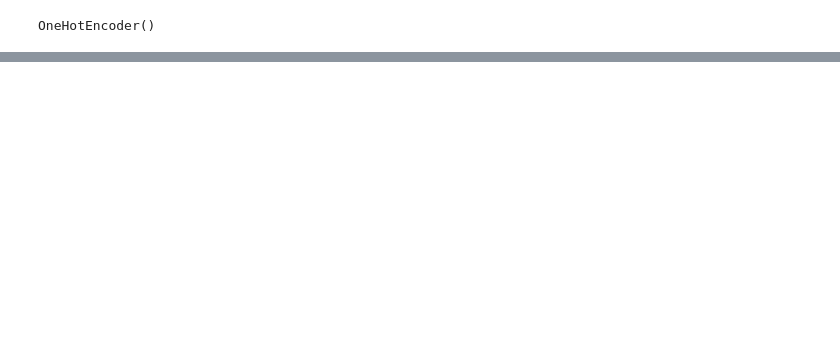
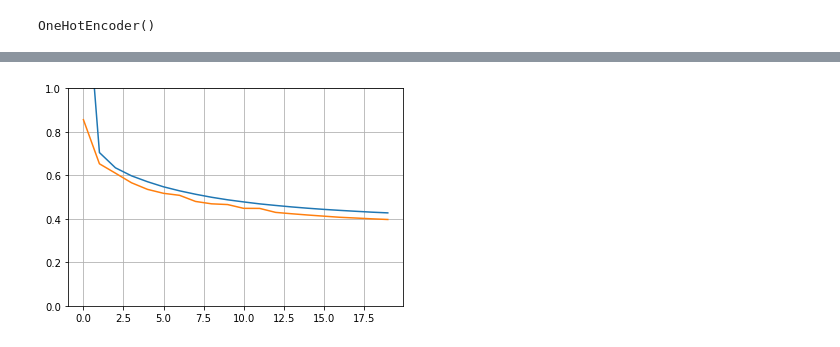
Before and after one commit to mdford02/XN_CT_Segmentation, a Jupyter notebook: neural_network_model.ipynb, the cells around one changed output, grey strips where cells are left out. Cells and saved outputs as stored; diff of their text form; code cells hidden in the pictures; blank space fills up the shorter version.

```diff
--- a/neural_network_model.ipynb
+++ b/neural_network_model.ipynb
@@ -228,0 +493,5 @@ Text(0.5, 1.0, 'Confusion Matrix Heatmap')
+# %%
+model = keras.models.load_model("my_mnist_model.h5") # rollback to best model
+model.evaluate(X_test, y_test)
+model.evaluate(X_valid, y_valid)
+model.evaluate(X_train, y_train)
@@ -228,0 +503,27 @@ Text(0.5, 1.0, 'Confusion Matrix Heatmap')
+# %%
+from sklearn.datasets import fetch_california_housing
+from sklearn.model_selection import train_test_split
+from sklearn.preprocessing import StandardScaler
+
+housing = fetch_california_housing()
+
+X_train_full, X_test, y_train_full, y_test = train_test_split(housing.data, housing.target, random_state=42)
+X_train, X_valid, y_train, y_valid = train_test_split(X_train_full, y_train_full, random_state=42)
+
+scaler = StandardScaler()
+X_train = scaler.fit_transform(X_train)
+X_valid = scaler.transform(X_valid)
+X_test = scaler.transform(X_test)
+
+np.random.seed(42)
+tf.random.set_seed(42)
+
+model = keras.models.Sequential([
+    keras.layers.Dense(30, activation="relu", input_shape=X_train.shape[1:]),
+    keras.layers.Dense(1)
+])
+model.compile(loss="mean_squared_error", optimizer=tf.keras.optimizers.SGD(lr=1e-3))
+history = model.fit(X_train, y_train, epochs=20, validation_data=(X_valid, y_valid))
+mse_test = model.evaluate(X_test, y_test)
+X_new = X_test[:3]
+y_pred = model.predict(X_new)
@@ -228,0 +548,7 @@ Text(0.5, 1.0, 'Confusion Matrix Heatmap')
+# %%
+plt.plot(pd.DataFrame(history.history))
+plt.grid(True)
+plt.gca().set_ylim(0, 1)
+plt.show()
+# %% [output]
+[figure, added]
```
Also changed, not shown: parts of 45 cells of this notebook.
